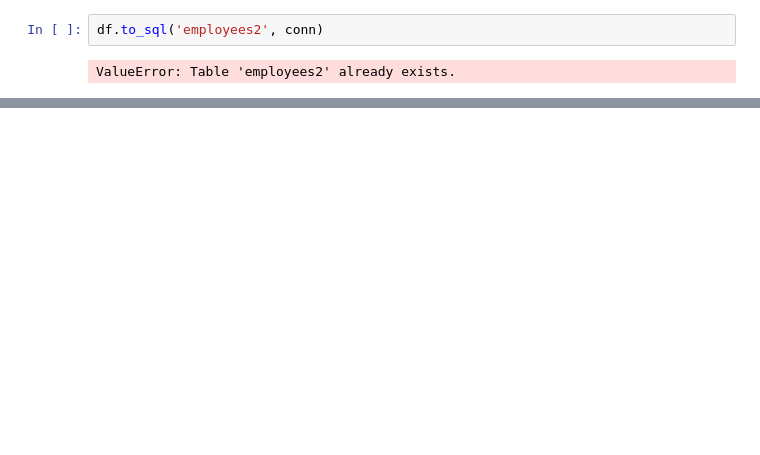
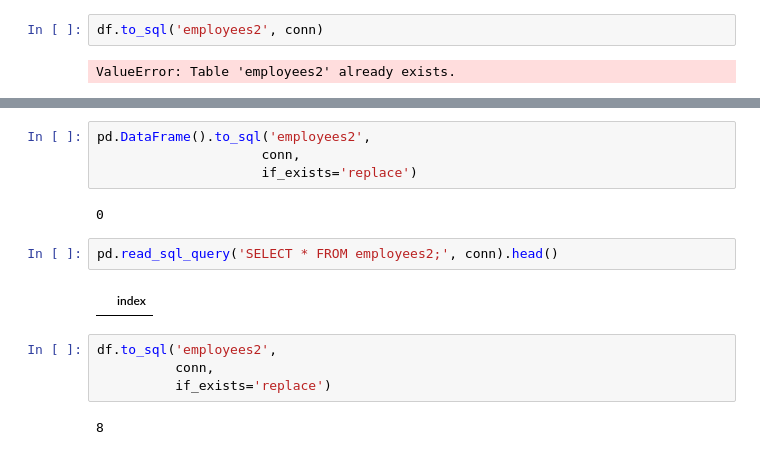
Before and after one commit to muhammadhananbaloch/Data-Analysis, a Jupyter notebook: Reading Data/Reading-data-from-RDB/Reading data RDB.ipynb, the cells around one changed output, grey strips where cells are left out. Saved outputs shown, nothing was run; the diff lists cells and outputs as text; blank space fills up the shorter version.

Commit message:
Check the custom behaviour 'if_exists' parameter of '.to_sql()' method of pandas.

```diff
--- a/Reading Data/Reading-data-from-RDB/Reading data RDB.ipynb
+++ b/Reading Data/Reading-data-from-RDB/Reading data RDB.ipynb
@@ -294,0 +299,16 @@ pd.read_sql_query('Select * from employees2;', conn).head()
+# %%
+pd.DataFrame().to_sql('employees2',
+                     conn,
+                     if_exists='replace')
+# %% [output]
+0
+# %%
+pd.read_sql_query('SELECT * FROM employees2;', conn).head()
+# %% [output]
+|  | index |
+# %%
+df.to_sql('employees2',
+          conn,
+          if_exists='replace')
+# %% [output]
+8
```
Also changed, not shown: parts of 3 cells of this notebook.
